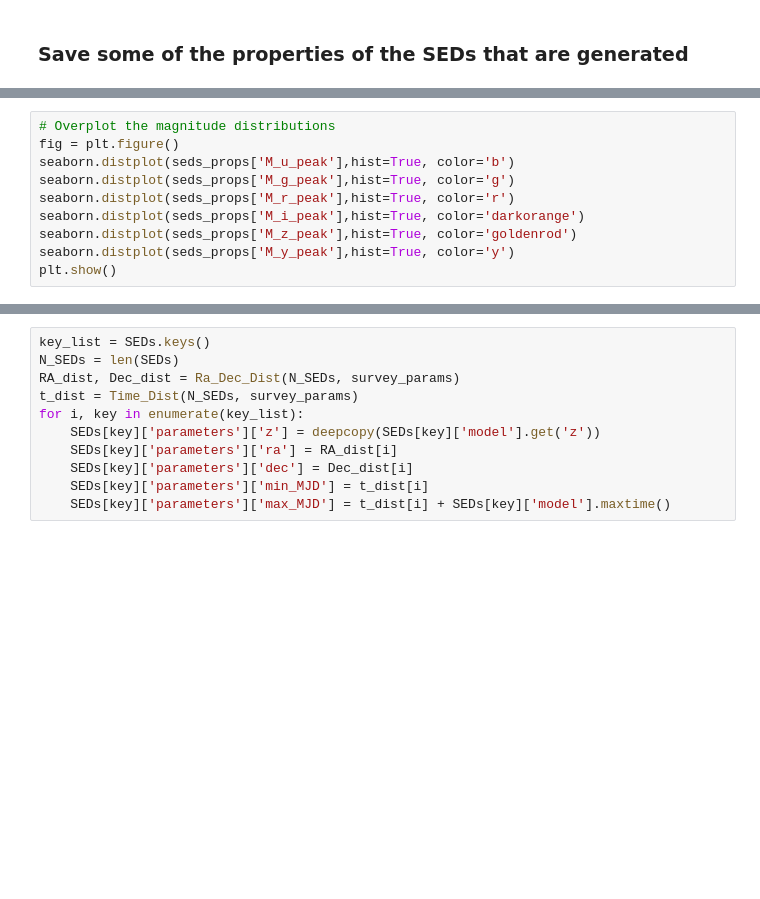
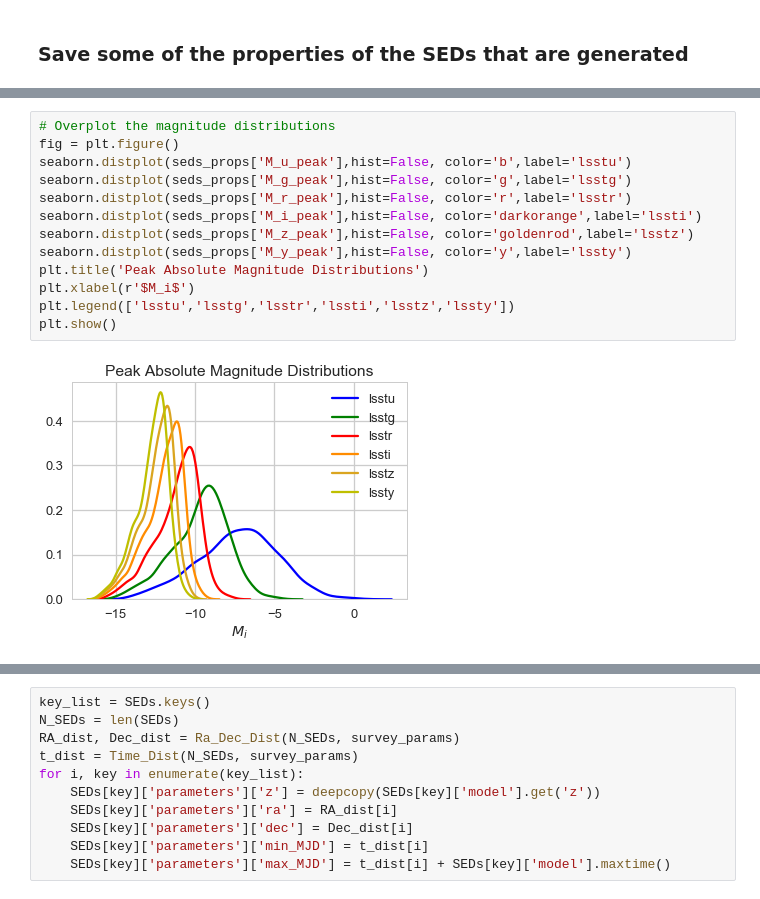
Before and after one commit to cnsetzer/astrotog, a Jupyter notebook: astrotog/Generate_KNe_Obs.ipynb, the cells around one changed output, grey strips where cells are left out. Drawn from its saved outputs; the diff is of its cells as text; blank space fills up the shorter version.

```diff
--- a/astrotog/Generate_KNe_Obs.ipynb
+++ b/astrotog/Generate_KNe_Obs.ipynb
@@ -269,10 +266,15 @@ for i in np.arange(n_it):
 # %%
 # Overplot the magnitude distributions
 fig = plt.figure()
-seaborn.distplot(seds_props['M_u_peak'],hist=True, color='b')
-seaborn.distplot(seds_props['M_g_peak'],hist=True, color='g')
-seaborn.distplot(seds_props['M_r_peak'],hist=True, color='r')
-seaborn.distplot(seds_props['M_i_peak'],hist=True, color='darkorange')
-seaborn.distplot(seds_props['M_z_peak'],hist=True, color='goldenrod')
-seaborn.distplot(seds_props['M_y_peak'],hist=True, color='y')
+seaborn.distplot(seds_props['M_u_peak'],hist=False, color='b',label='lsstu')
+seaborn.distplot(seds_props['M_g_peak'],hist=False, color='g',label='lsstg')
+seaborn.distplot(seds_props['M_r_peak'],hist=False, color='r',label='lsstr')
+seaborn.distplot(seds_props['M_i_peak'],hist=False, color='darkorange',label='lssti')
+seaborn.distplot(seds_props['M_z_peak'],hist=False, color='goldenrod',label='lsstz')
+seaborn.distplot(seds_props['M_y_peak'],hist=False, color='y',label='lssty')
+plt.title('Peak Absolute Magnitude Distributions')
+plt.xlabel(r'$M_i$')
+plt.legend(['lsstu','lsstg','lsstr','lssti','lsstz','lssty'])
 plt.show()
+# %% [output]
+[figure, added]
```
Also changed, not shown: parts of 15 cells of this notebook, 4 other files.
